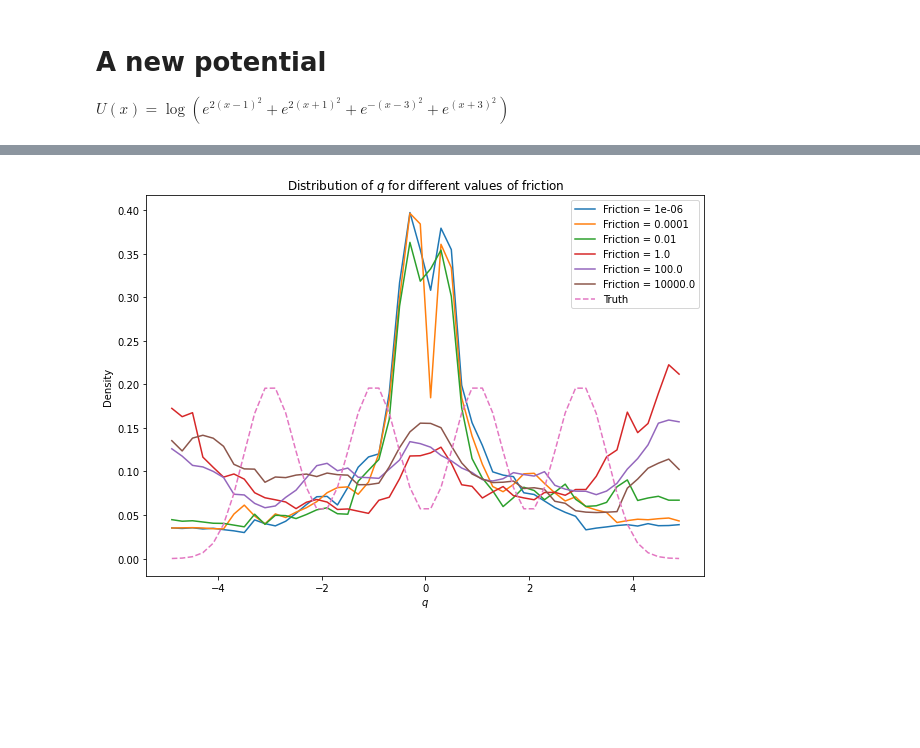
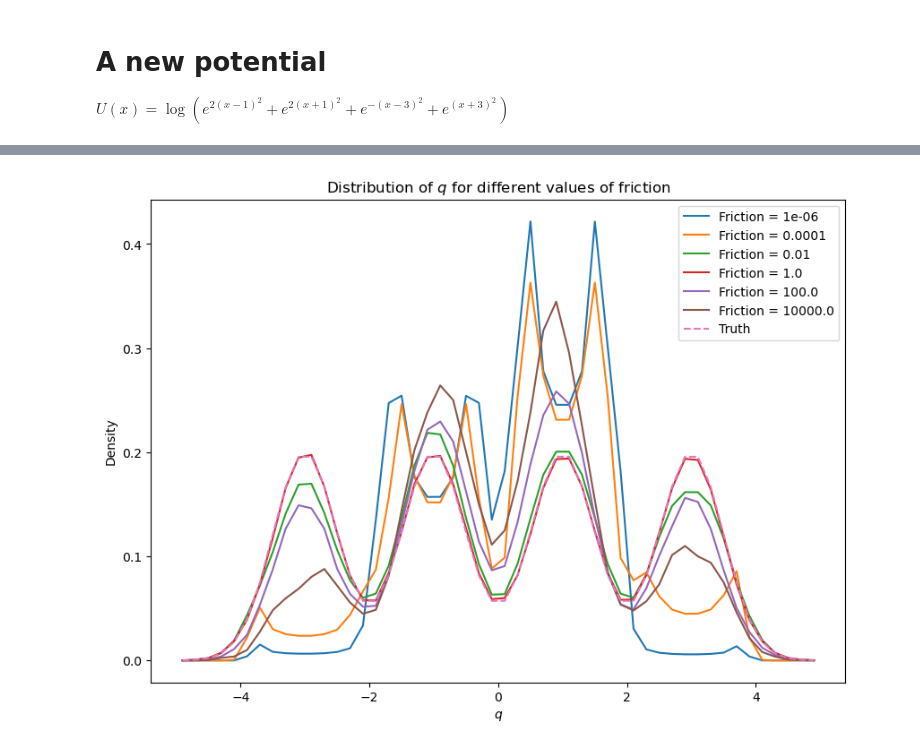
Before and after one commit to ktadgh/Langevin-Dynamics, a Jupyter notebook: OBABO.ipynb, the cells around one changed output, grey strips where cells are left out. Cells and saved outputs as stored; diff of their text form; code cells hidden in the pictures; blank space fills up the shorter version.

```diff
--- a/OBABO.ipynb
+++ b/OBABO.ipynb
@@ -104,11 +104,11 @@ class Scheme:
         self.force = force
         self.potential = potential
     def convergence_graph(self, n_steps, stepsize, sims,gammas, q_init = None, p_init = None):
-        if q_init == None:
+        if q_init is None:
             q_init = np.zeros(sims)
-        if p_init == None:
+        if p_init is None:
             p_init = np.zeros(sims)
-        gammas, trajectories = simulate_trajectories(n_steps, stepsize, q_init, p_init, gammas)
+        gammas, trajectories = simulate_trajectories(n_steps, stepsize, gammas, q_init, p_init)
         for i in range(len(trajectories)):
             q_traj= trajectories[i]
             #print(np.shape(q_traj))
@@ -124,15 +124,15 @@ class Scheme:
         plt.legend()
 
     def friction_graph(self, n_steps, stepsize, sims,gammas, q_init = None, p_init = None):
-        if q_init == None:
+        if q_init is None:
             q_init = np.zeros(sims)
-        if p_init == None:
+        if p_init is None:
             p_init = np.zeros(sims)
-        gammas, trajectories = simulate_trajectories(n_steps, stepsize, q_init, p_init, gammas)
+        gammas, trajectories = simulate_trajectories(n_steps, stepsize, gammas, q_init, p_init)
         fig = plt.figure(figsize=[10,7])
         for i in range(len(trajectories)):
             q_traj= trajectories[i]
-            histogram,bins = np.histogram(q_traj,bins=50,range=[-3,3], density=True)
+            histogram,bins = np.histogram(q_traj[-1],bins=50,range=[-3,3], density=True)
             midx = (bins[0:-1]+bins[1:])/2
             plt.plot(midx,histogram,label=f'Friction = {gammas[i]}')
             plt.xlabel('$q$')
@@ -149,18 +149,19 @@ class Scheme:
         traj_2 = traj_mean[cut_out:]
         return np.cumsum(traj_2)/ np.arange(1, len(traj_2)+1)
 
-    def expectation_graph(self, function, n_steps, stepsize, sims,gammas, q_init = None, p_init = None):
-        if q_init == None:
+    def expectation_graph(self, function, n_steps, stepsize, sims,gammas, q_init, p_init):
+        if q_init is None:
             q_init = np.zeros(sims)
-        if p_init == None:
+        if p_init is None:
             p_init = np.zeros(sims)
 
 
         fig = plt.figure(figsize=[10,7])
-        gammas, trajectories = simulate_trajectories(n_steps, stepsize, q_init, p_init, gammas)
+        gammas, trajectories = simulate_trajectories(n_steps, stepsize, gammas, q_init, p_init)
 
         for i in range(len(trajectories)):
-            q_traj = trajectories[i]
+            q_traj = np.array(trajectories[i])
+            q_traj = function(q_traj)
             gamma = gammas[i]
             expectation = Scheme.cum_mean(np.mean(q_traj, axis = 1), 5000)
             plt.plot(expectation, label = f"Gamma = {gamma}")
@@ -217,7 +242,7 @@ def potential(x):
 @jit(nopython=True)
 def force_2(x):
     r = 4*(x-1)*np.exp(-2*(x-1)**2)  +4*(x+1)*np.exp(-2*(x+1)**2)  +4*(x+3)*np.exp(-2*(x+3)**2) +4*(x-3)*np.exp(-2*(x-3)**2)
-    F = -r/potential(x)
+    F = -r/( np.exp(-2*(x-1)**2) + np.exp(-2*(x+1)**2) + np.exp(-2*(x+3)**2) + np.exp(-2*(x-3)**2))
     return F
 
 @jit(nopython=True)
@@ -286,7 +311,7 @@ def run_simulation(Nsteps, h, gamma,q_init= np.array([]),p_init= np.array([])):
     return q_traj
 # %%
 @jit(nopython=True)
-def simulate_trajectories(n_steps, stepsize, q_init, p_init, gammas):
+def simulate_trajectories(n_steps, stepsize, gammas, q_init=np.array([]), p_init= np.array([])):
     trajectories = []
     for gamma in gammas:
         q_traj = run_simulation( n_steps , stepsize, gamma,q_init, p_init)
@@ -303,7 +328,7 @@ class Scheme:
             q_init = np.zeros(sims)
         if p_init == None:
             p_init = np.zeros(sims)
-        gammas, trajectories = simulate_trajectories(n_steps, stepsize, q_init, p_init, gammas)
+        gammas, trajectories = simulate_trajectories(n_steps, stepsize, gammas, q_init, p_init)
         for i in range(len(trajectories)):
             q_traj= trajectories[i]
             #print(np.shape(q_traj))
@@ -323,7 +348,7 @@ class Scheme:
             q_init = np.zeros(sims)
         if p_init is None:
             p_init = np.zeros(sims)
-        gammas, trajectories = simulate_trajectories(n_steps, stepsize, q_init, p_init, gammas)
+        gammas, trajectories = simulate_trajectories(n_steps, stepsize, gammas, q_init, p_init)
         fig = plt.figure(figsize=[10,7])
         for i in range(len(trajectories)):
             q_traj= trajectories[i]
@@ -352,7 +377,7 @@ class Scheme:
 
 
         fig = plt.figure(figsize=[10,7])
-        gammas, trajectories = simulate_trajectories(n_steps, stepsize, q_init, p_init, gammas)
+        gammas, trajectories = simulate_trajectories(n_steps, stepsize, gammas, q_init, p_init)
 
         for i in range(len(trajectories)):
             q_traj = trajectories[i]
@@ -370,7 +395,7 @@ class Scheme:
 OBABO_2 = Scheme(obabo_step_2, force_2, potential)
 # %%
 start_time =time.time()
-OBABO_2.friction_graph(100000, 0.01, 100, gammas, q_init =np.random.rand(100)-0.5)
+OBABO_2.friction_graph(100000, 0.01, 100, gammas, q_init =np.random.normal())
 end_time = time.time()
 print(f"Time Elapsed: {end_time-start_time}")
 # %% [output]
@@ -378,3 +403,3 @@ Time Elapsed: 58.83823609352112
-[figure, old version]
+[figure, new version]
 # %%
 start_time =time.time()
```
Also changed, not shown: parts of 10 cells of this notebook.
